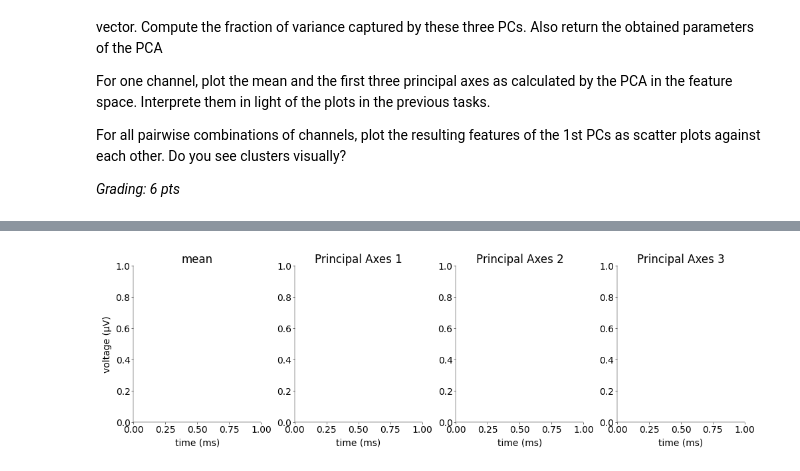
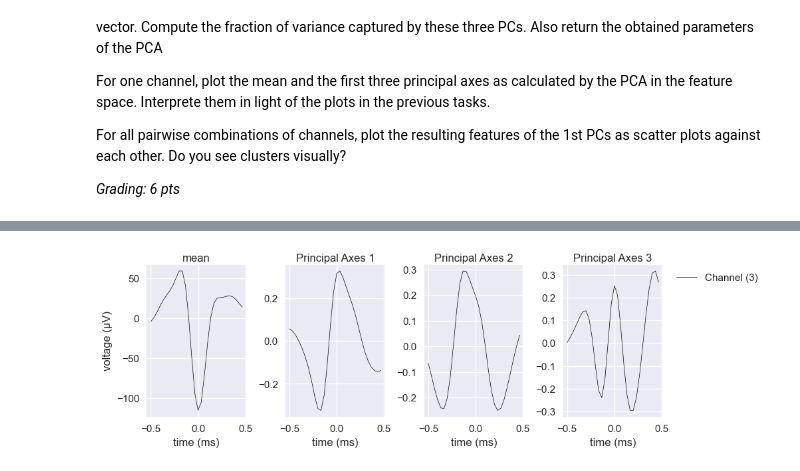
Before and after one commit to MariaD06/NDS_homework, a Jupyter notebook: notebooks/AI_CodingLab1.ipynb, the cells around one changed output, grey strips where cells are left out. Saved outputs shown, nothing was run; the diff lists cells and outputs as text; code cells hidden in the pictures.

```diff
--- a/notebooks/AI_CodingLab1.ipynb
+++ b/notebooks/AI_CodingLab1.ipynb
@@ -468,9 +480,7 @@ Plot first 100 spike waveforms
 # %%
 # ---------------------------------------------------------------------
 # plot first and largest 100 spikes and answer the questions (1+1 pts)
-# ---------------------------------------------------------------------
 
-# first 100 spikes
 
 mosaic = [
     ["Ch1", "Ch2"],
@@ -480,12 +490,23 @@ fig, ax = plt.subplot_mosaic(
     mosaic=mosaic, figsize=(8, 6), layout="constrained", dpi=100
 )
 
+# first 100 spikes
+
+w_first = extract_waveforms(y.to_numpy(), s[:100])
+t = np.arange(-0.0005, 0.0005, dt) * 1000  # time in ms
+
+for i, ch in enumerate(cols):
+    for waveform in w_first[:, :, i]:
+        ax[ch].plot(t, waveform, color="black", lw=0.5)
+
+# ---------------------------------------------------------------------
+
 # cols = ["Ch1", "Ch2", "Ch3", "Ch4"]
 for i, col in enumerate(cols):
 
     # labeling etc
     ax[col].set_ylim((-500, 250))
-    ax[col].set_xlim((-0.33, 0.66))
+    ax[col].set_xlim((-0.5, 0.5))
     ax[col].set_title(col, loc="left")
     if col == "Ch3" or col == "Ch4":
         ax[col].set_xlabel("time (ms)")
@@ -606,0 +684,2 @@ def extract_features(w: np.ndarray) -> np.ndarray:
+# %%
+b, means, principal_components = extract_features(w)
@@ -607,29 +695,40 @@ def extract_features(w: np.ndarray) -> np.ndarray:
 # %%
 """Solution"""
 
 # ------------------------------------------------------------------------------------------------------------------
 # Plot the mean of each channel and the three principal axes obtained by the PCA and answer the questions (1+1 pts)
 # ------------------------------------------------------------------------------------------------------------------
 
 mosaic = [
     ["mean", "Principal Axes 1", "Principal Axes 2", "Principal Axes 3"],
 ]
 fig, ax = plt.subplot_mosaic(
     mosaic=mosaic, figsize=(10, 3), layout="constrained", dpi=100
 )
 
+t = np.arange(-0.0005, 0.0005, dt) * 1000  # time in ms
+
+ch = 2  # channel to plot
+
+ax["mean"].plot(t, means[ch, :], color="black", lw=0.5, label=mosaic[0][0])
+
+for i, col in enumerate(mosaic[0][1:4]):
+    ax[f"Principal Axes {i+1}"].plot(
+        t, principal_components[ch, i, :], color="black", lw=0.5, label=col
+    )
+
+
 for channel in range(4):
     for i, mo in enumerate(np.ravel(mosaic)):
 
         ax[mo].set_xlabel("time (ms)")
         ax[mo].set_title(mo)
 
 ax[mosaic[0][0]].set_ylabel("voltage (μV)")
 ax[mosaic[0][-1]].legend(
-    ["Channel " + str(i) for i in range(4)],
-    bbox_to_anchor=(1.04, 1),
-    loc="upper left",
+    [f"Channel ({ch+1})"], loc="upper left", bbox_to_anchor=(1.04, 1)
 )
+
 plt.show()
 # %% [output]
-[figure, old version]
+[figure, new version]
```
Also changed, not shown: parts of 14 cells of this notebook.
